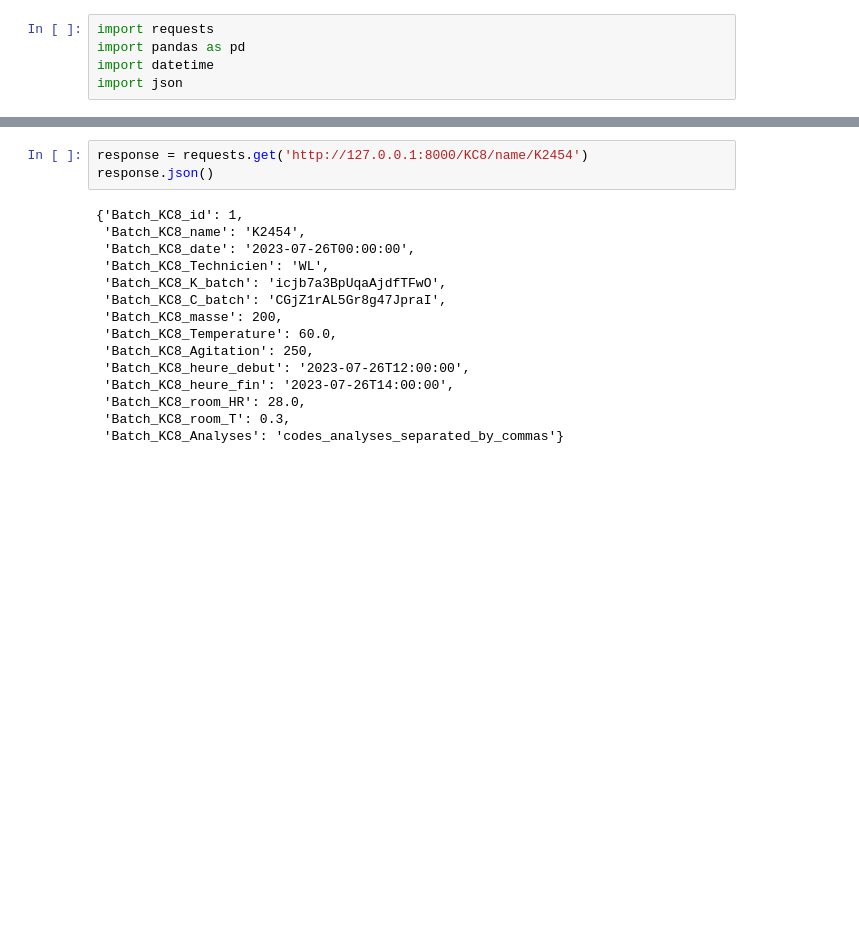
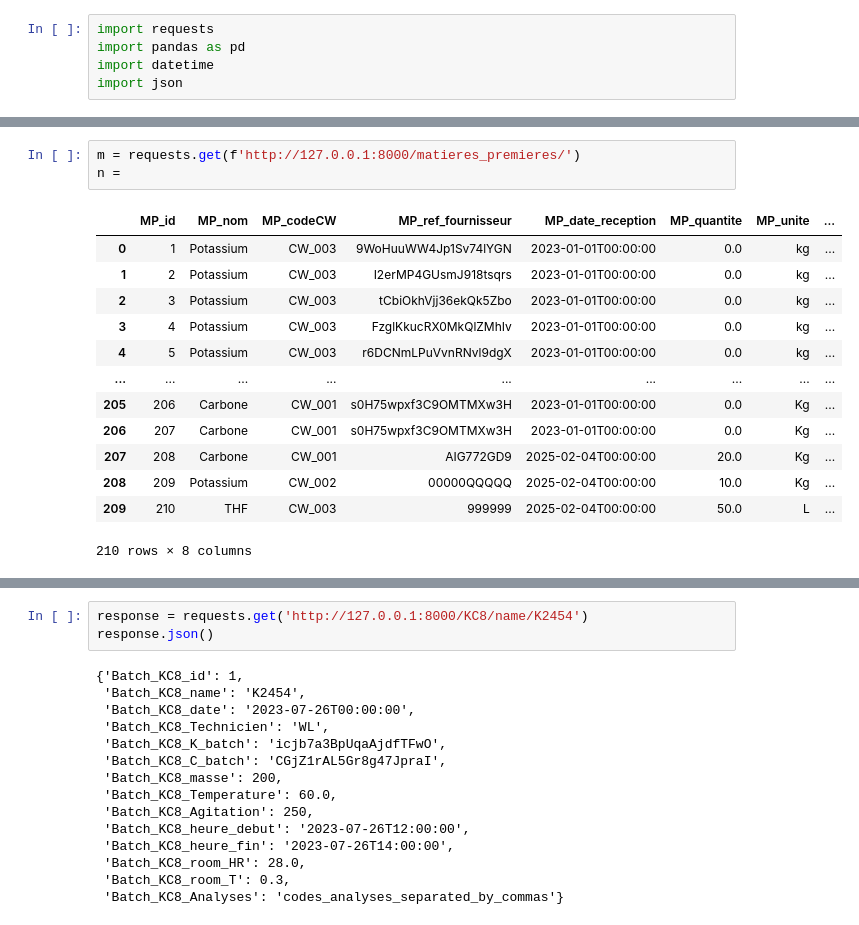
Before and after one commit to RCaz33/Digital_production-line, a Jupyter notebook: test_api.ipynb, the cells around one changed output, grey strips where cells are left out. Drawn from its saved outputs; the diff is of its cells as text; blank space fills up the shorter version.

```diff
--- a/test_api.ipynb
+++ b/test_api.ipynb
@@ -5,0 +18,17 @@ import json
+# %%
+m = requests.get(f'http://127.0.0.1:8000/matieres_premieres/')
+n =
+# %% [output]
+|  | MP_id | MP_nom | MP_codeCW | MP_ref_fournisseur | MP_date_reception | MP_quantite | MP_unite | ... |
+| 0 | 1 | Potassium | CW_003 | 9WoHuuWW4Jp1Sv74lYGN | 2023-01-01T00:00:00 | 0.0 | kg | ... |
+| 1 | 2 | Potassium | CW_003 | I2erMP4GUsmJ918tsqrs | 2023-01-01T00:00:00 | 0.0 | kg | ... |
+| 2 | 3 | Potassium | CW_003 | tCbiOkhVjj36ekQk5Zbo | 2023-01-01T00:00:00 | 0.0 | kg | ... |
+| 3 | 4 | Potassium | CW_003 | FzglKkucRX0MkQlZMhIv | 2023-01-01T00:00:00 | 0.0 | kg | ... |
+| 4 | 5 | Potassium | CW_003 | r6DCNmLPuVvnRNvl9dgX | 2023-01-01T00:00:00 | 0.0 | kg | ... |
+| ... | ... | ... | ... | ... | ... | ... | ... | ... |
+| 205 | 206 | Carbone | CW_001 | s0H75wpxf3C9OMTMXw3H | 2023-01-01T00:00:00 | 0.0 | Kg | ... |
+| 206 | 207 | Carbone | CW_001 | s0H75wpxf3C9OMTMXw3H | 2023-01-01T00:00:00 | 0.0 | Kg | ... |
+| 207 | 208 | Carbone | CW_001 | AIG772GD9 | 2025-02-04T00:00:00 | 20.0 | Kg | ... |
+| 208 | 209 | Potassium | CW_002 | 00000QQQQQ | 2025-02-04T00:00:00 | 10.0 | Kg | ... |
+| 209 | 210 | THF | CW_003 | 999999 | 2025-02-04T00:00:00 | 50.0 | L | ... |
+210 rows × 8 columns
```
Also changed, not shown: parts of 13 cells of this notebook, 59 other files.
